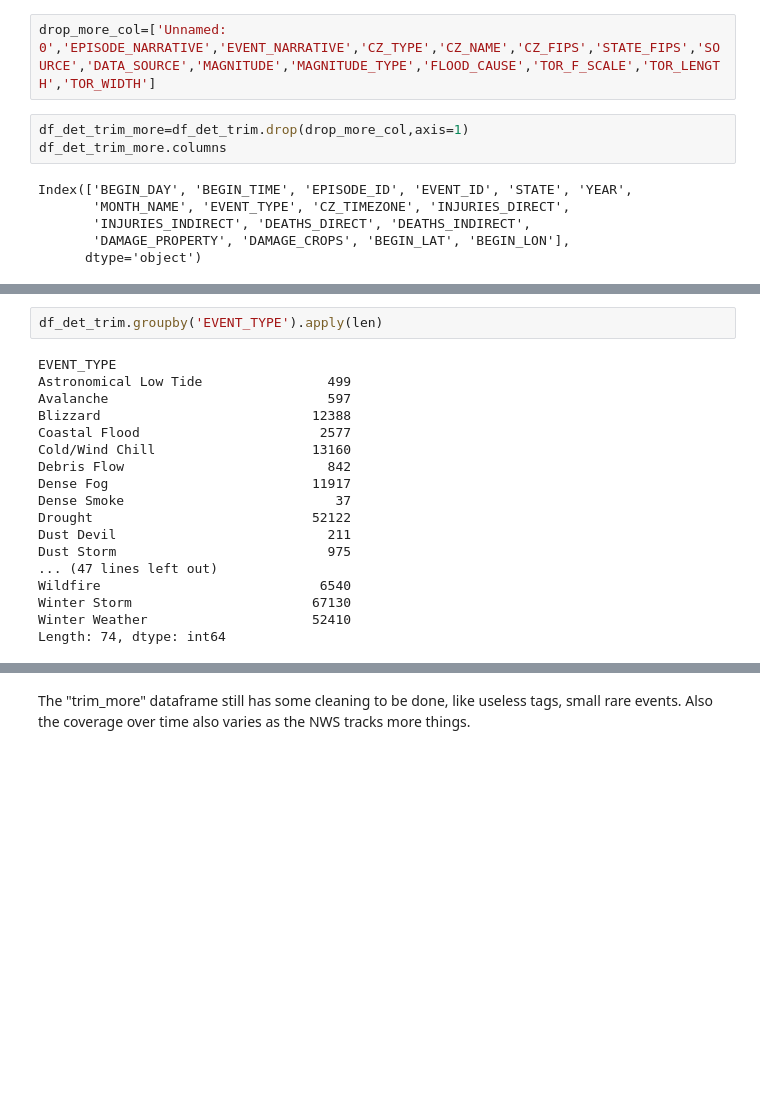
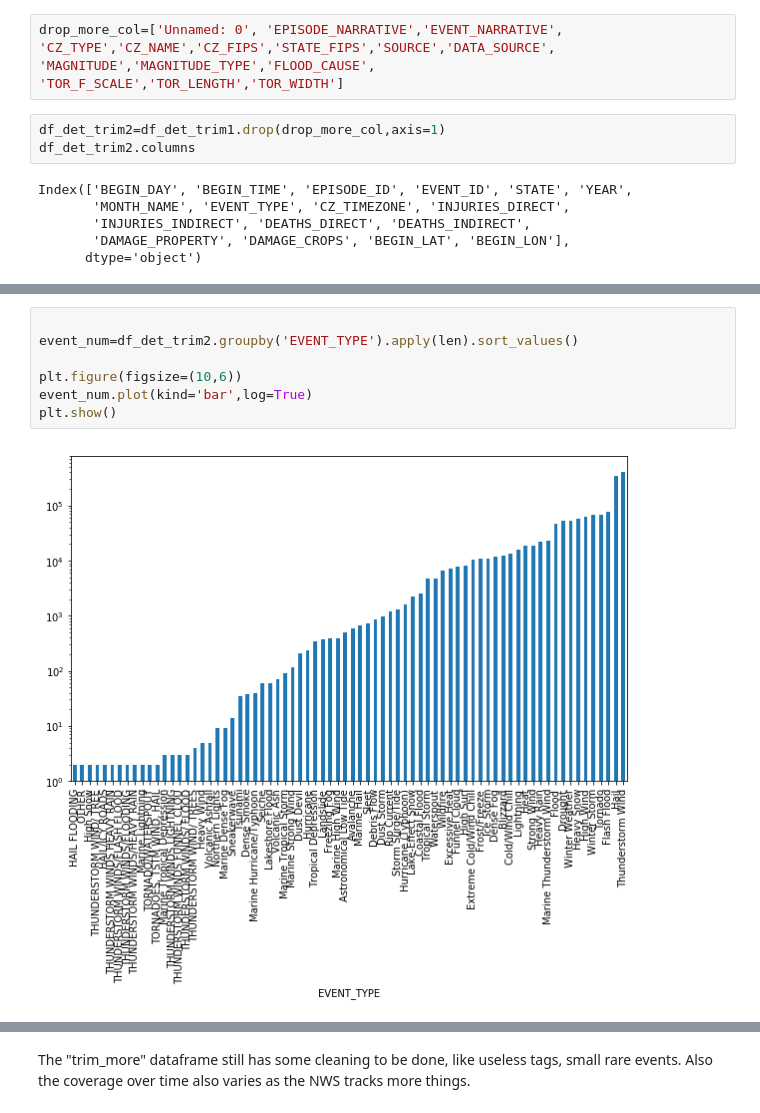
Before and after one commit to jmackrory/PDX_severe, a Jupyter notebook: clean_data.ipynb, the cells around one changed output, grey strips where cells are left out. Cells and saved outputs as stored; diff of their text form; blank space fills up the shorter version.

```diff
--- a/clean_data.ipynb
+++ b/clean_data.ipynb
@@ -466,10 +435,12 @@ Let's try to reduce that file even further.  (Those gains were fairly modest fro
 
 The goal is a small data file that everyone can play with.  Dropping narratives will save the most space, and we lose some complexity by losing tornado/flood/magnitude data.  Also lose county information, and sourcing.
 # %%
-drop_more_col=['Unnamed: 0','EPISODE_NARRATIVE','EVENT_NARRATIVE','CZ_TYPE','CZ_NAME','CZ_FIPS','STATE_FIPS','SOURCE','DATA_SOURCE','MAGNITUDE','MAGNITUDE_TYPE','FLOOD_CAUSE','TOR_F_SCALE','TOR_LENGTH','TOR_WIDTH']
+drop_more_col=['Unnamed: 0', 'EPISODE_NARRATIVE','EVENT_NARRATIVE', 'CZ_TYPE','CZ_NAME','CZ_FIPS','STATE_FIPS','SOURCE','DATA_SOURCE',
+'MAGNITUDE','MAGNITUDE_TYPE','FLOOD_CAUSE',
+'TOR_F_SCALE','TOR_LENGTH','TOR_WIDTH']
 # %%
-df_det_trim_more=df_det_trim.drop(drop_more_col,axis=1)
-df_det_trim_more.columns
+df_det_trim2=df_det_trim1.drop(drop_more_col,axis=1)
+df_det_trim2.columns
 # %% [output]
 Index(['BEGIN_DAY', 'BEGIN_TIME', 'EPISODE_ID', 'EVENT_ID', 'STATE', 'YEAR',
        'MONTH_NAME', 'EVENT_TYPE', 'CZ_TIMEZONE', 'INJURIES_DIRECT',
@@ -502,20 +452,9 @@ df_det_trim_more.head(n=100)
-# %%
-df_det_trim.groupby('EVENT_TYPE').apply(len)
-# %% [output]
-EVENT_TYPE
-Astronomical Low Tide                499
-Avalanche                            597
-Blizzard                           12388
-Coastal Flood                       2577
-Cold/Wind Chill                    13160
-Debris Flow                          842
-Dense Fog                          11917
-Dense Smoke                           37
-Drought                            52122
-Dust Devil                           211
-Dust Storm                           975
-... (47 lines left out)
-Wildfire                            6540
-Winter Storm                       67130
-Winter Weather                     52410
-Length: 74, dtype: int64
+# %%
+
+event_num=df_det_trim2.groupby('EVENT_TYPE').apply(len).sort_values()
+
+plt.figure(figsize=(10,6))
+event_num.plot(kind='bar',log=True)
+plt.show()
+# %% [output]
+[figure, added]
```
Also changed, not shown: parts of 30 cells of this notebook, 3 other files.
